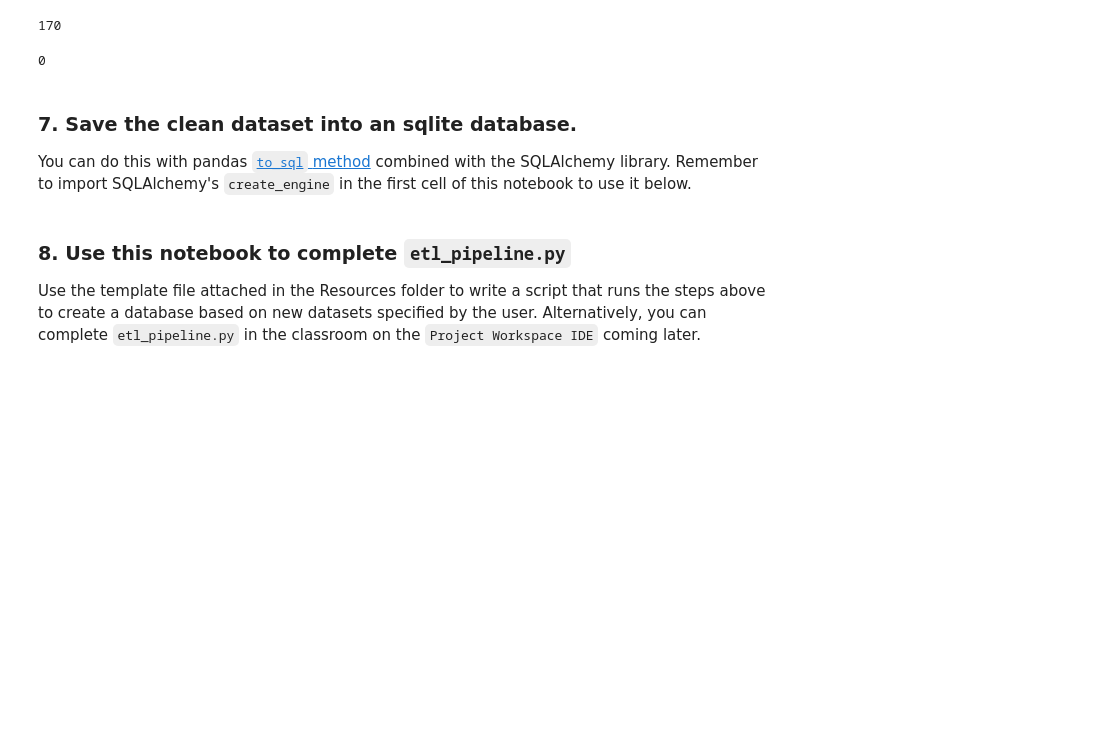
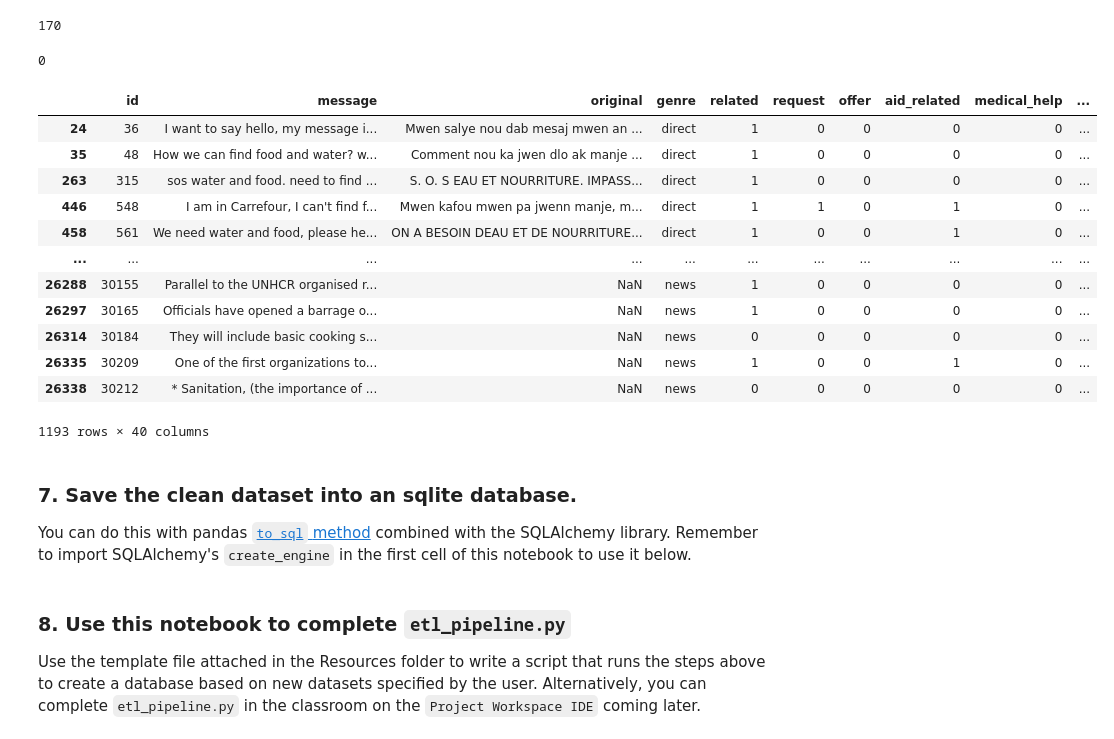
Before and after one commit to ttheoto/Project_Disaster_Response, a Jupyter notebook: ETL Pipeline Preparation.ipynb, the cells around one changed output. Cells and saved outputs as stored; diff of their text form; code cells hidden in the pictures; blank space fills up the shorter version.

```diff
--- a/ETL Pipeline Preparation.ipynb
+++ b/ETL Pipeline Preparation.ipynb
@@ -134,6 +134,9 @@ df.head()
 | 3 | 9 | UN reports Leogane 80-90 destroye... | UN reports Leogane 80-90 destroye... | direct | 1 | 1 | 0 | 1 | 0 | ... |
 | 4 | 12 | says: west side of Haiti, rest of... | facade ouest d Haiti et le reste ... | direct | 1 | 0 | 0 | 0 | 0 | ... |
 5 rows × 40 columns
+# %%
+# Defective rows
+df.loc[df['related']==2, 'related'] = 1
 # %% [markdown]
 ### 6. Remove duplicates.
 - Check how many duplicates are in this dataset.
@@ -152,6 +155,22 @@ df = df.drop_duplicates()
 df[df.duplicated() == True].shape[0]
 # %% [output]
 0
+# %%
+df[(df['message'].str.contains('water')) & (df['water']==0)]
+# %% [output]
+|  | id | message | original | genre | related | request | offer | aid_related | medical_help | ... |
+| 24 | 36 | I want to say hello, my message i... | Mwen salye nou dab mesaj mwen an ... | direct | 1 | 0 | 0 | 0 | 0 | ... |
+| 35 | 48 | How we can find food and water? w... | Comment nou ka jwen dlo ak manje ... | direct | 1 | 0 | 0 | 0 | 0 | ... |
+| 263 | 315 | sos water and food. need to find ... | S. O. S EAU ET NOURRITURE. IMPASS... | direct | 1 | 0 | 0 | 0 | 0 | ... |
+| 446 | 548 | I am in Carrefour, I can't find f... | Mwen kafou mwen pa jwenn manje, m... | direct | 1 | 1 | 0 | 1 | 0 | ... |
+| 458 | 561 | We need water and food, please he... | ON A BESOIN DEAU ET DE NOURRITURE... | direct | 1 | 0 | 0 | 1 | 0 | ... |
+| ... | ... | ... | ... | ... | ... | ... | ... | ... | ... | ... |
+| 26288 | 30155 | Parallel to the UNHCR organised r... | NaN | news | 1 | 0 | 0 | 0 | 0 | ... |
+| 26297 | 30165 | Officials have opened a barrage o... | NaN | news | 1 | 0 | 0 | 0 | 0 | ... |
+| 26314 | 30184 | They will include basic cooking s... | NaN | news | 0 | 0 | 0 | 0 | 0 | ... |
+| 26335 | 30209 | One of the first organizations to... | NaN | news | 1 | 0 | 0 | 1 | 0 | ... |
+| 26338 | 30212 | * Sanitation, (the importance of ... | NaN | news | 0 | 0 | 0 | 0 | 0 | ... |
+1193 rows × 40 columns
 # %% [markdown]
 ### 7. Save the clean dataset into an sqlite database.
 You can do this with pandas [`to_sql` method](https://pandas.pydata.org/pandas-docs/stable/generated/pandas.DataFrame.to_sql.html) combined with the SQLAlchemy library. Remember to import SQLAlchemy's `create_engine` in the first cell of this notebook to use it below.
```
Also changed, not shown: 8 other files.
